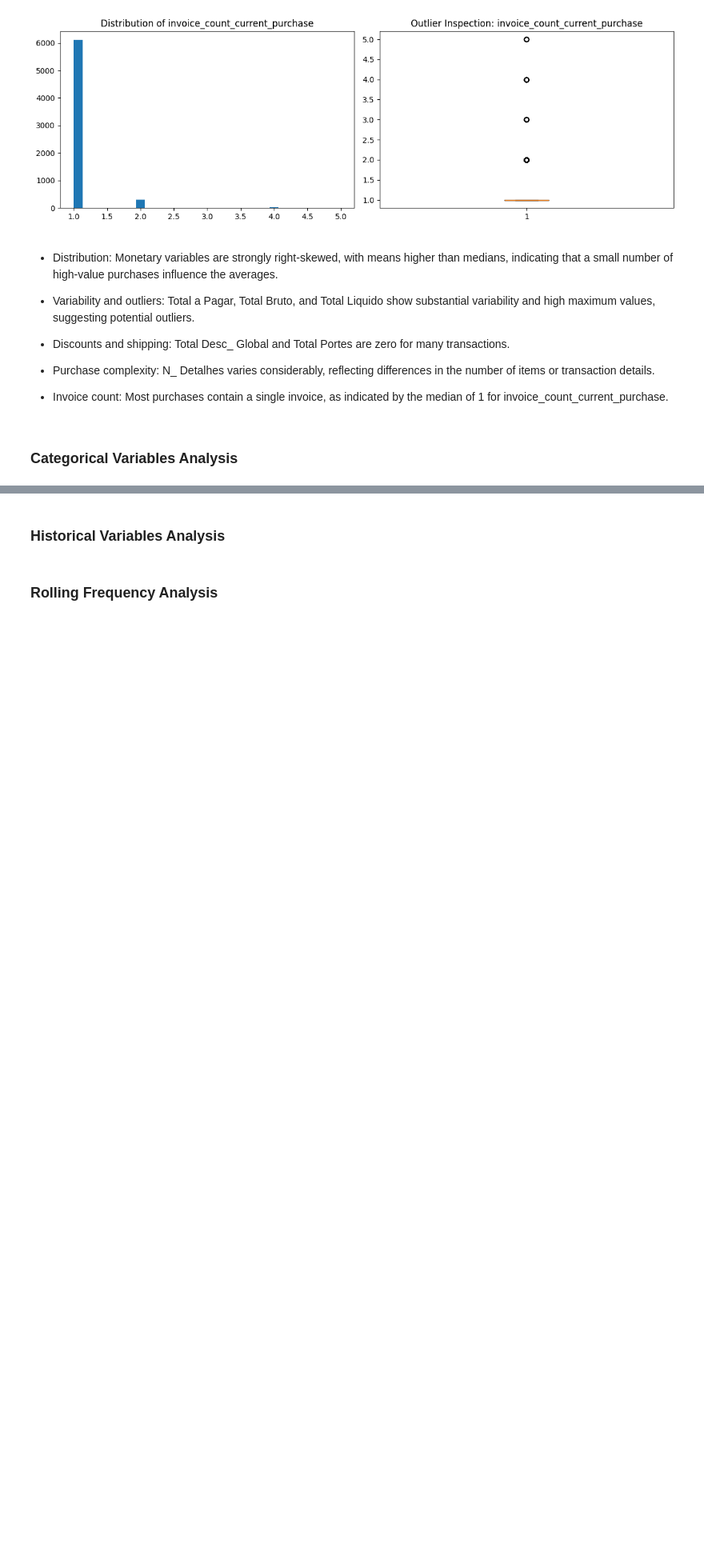
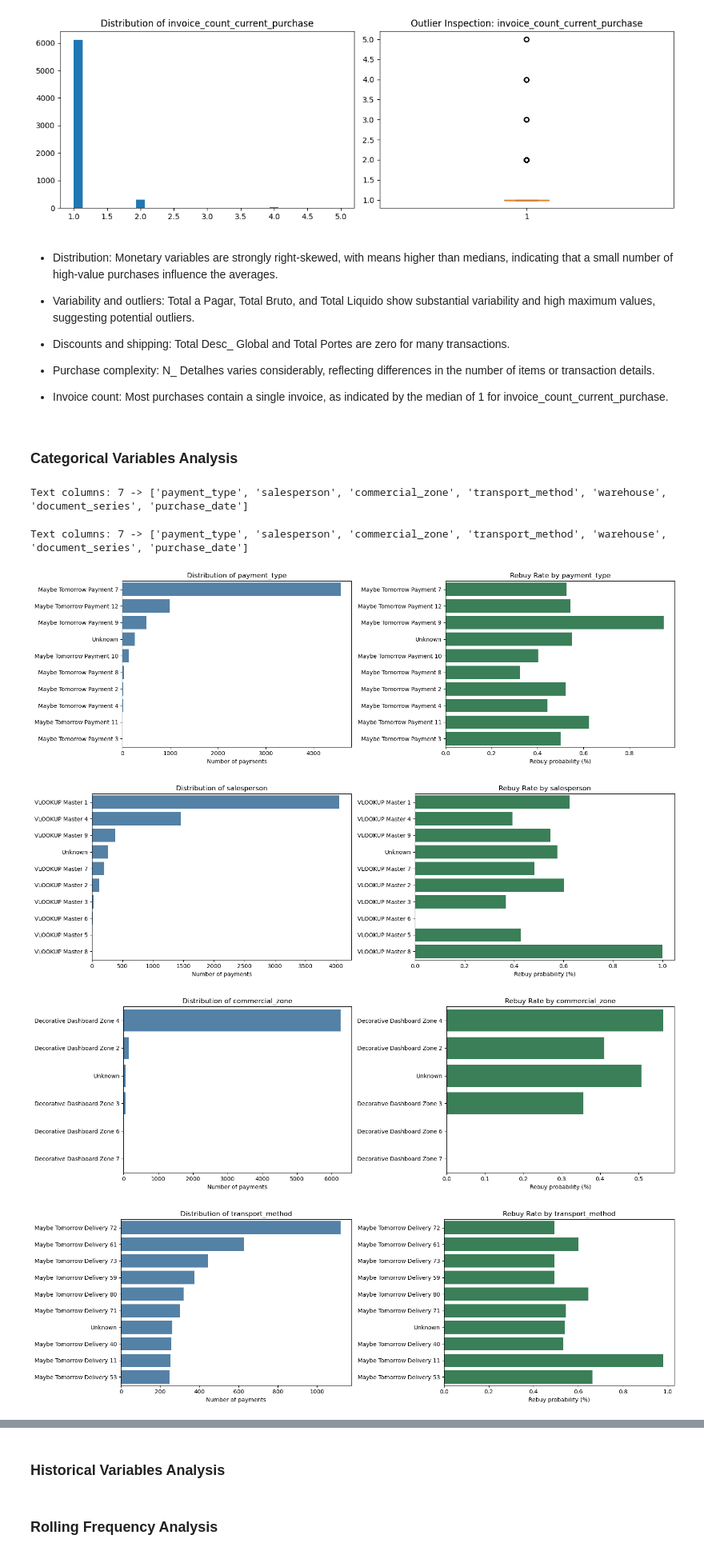
Before and after one commit to luisrafaelsoeiro/ETAI_Project, a Jupyter notebook: exploration.ipynb, the cells around one changed output, grey strips where cells are left out. Shown at 80% size. Saved outputs shown, nothing was run; the diff lists cells and outputs as text; code cells hidden in the pictures; blank space fills up the shorter version.

```diff
--- a/exploration.ipynb
+++ b/exploration.ipynb
@@ -832,3 +862,51 @@ for col in monetary_features:
 - Invoice count: Most purchases contain a single invoice, as indicated by the median of 1 for invoice_count_current_purchase.
 # %% [markdown]
 ### Categorical Variables Analysis
+# %%
+text_columns = train.select_dtypes(include=['object', 'string', 'category']).columns.tolist()
+columns_to_ignore = ['purchase_date']
+cat_cols = [c for c in text_columns if c not in columns_to_ignore]
+print("Text columns:", len(text_columns), "->", text_columns)
+# %% [output]
+Text columns: 7 -> ['payment_type', 'salesperson', 'commercial_zone', 'transport_method', 'warehouse', 'document_series', 'purchase_date']
+# %%
+text_columns_test = test.select_dtypes(include=['object', 'string', 'category']).columns.tolist()
+cat_cols_test = [c for c in text_columns_test if c not in columns_to_ignore]
+print("Text columns:", len(text_columns_test), "->", text_columns_test)
+# %% [output]
+Text columns: 7 -> ['payment_type', 'salesperson', 'commercial_zone', 'transport_method', 'warehouse', 'document_series', 'purchase_date']
+# %%
+train_cat = train.copy()
+
+for col in cat_cols:
+    train_cat[col] = train_cat[col].fillna('Unknown')
+
+    n_unique = train_cat[col].nunique()
+
+    fig, axes = plt.subplots(1, 2, figsize=(16, 5))
+
+    if n_unique > 15:
+        categories_order = train_cat[col].value_counts().head(10).index
+        data_graphic = train_cat[train_cat[col].isin(categories_order)]
+    else:
+        categories_order = train_cat[col].value_counts().index
+        data_graphic = train_cat
+
+    sns.countplot(data=data_graphic, y=col, ax=axes[0], order=categories_order, color='steelblue')
+    axes[0].set_title(f'Distribution of {col}')
+    axes[0].set_xlabel('Number of payments')
+    axes[0].set_ylabel('')
+
+    sns.barplot(data=data_graphic, y=col, x='repeat_purchase_90d', ax=axes[1],
+                order=categories_order, errorbar=None, color='seagreen')
+    axes[1].set_title(f'Rebuy Rate by {col}')
+    axes[1].set_xlabel('Rebuy probability (%)')
+    axes[1].set_ylabel('')
+
+    plt.tight_layout()
+    plt.show()
+# %% [output]
+[figure, added]
+[figure, added]
+[figure, added]
+[figure, added]
```
Also changed, not shown: parts of 10 cells of this notebook.
